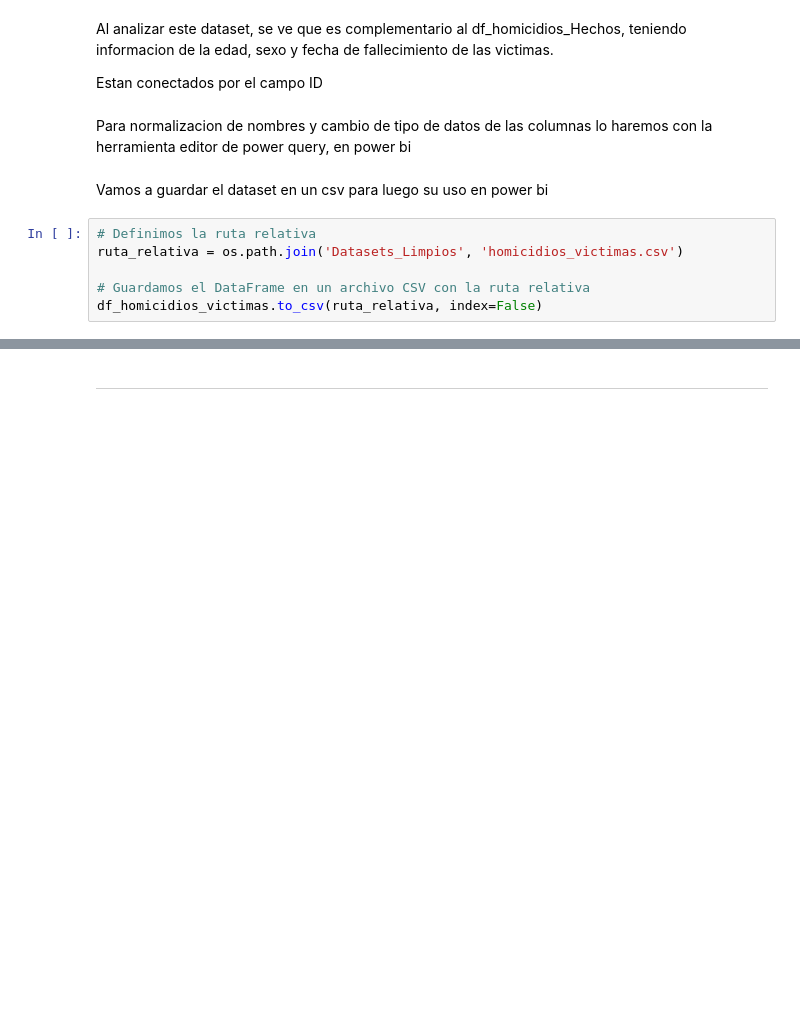
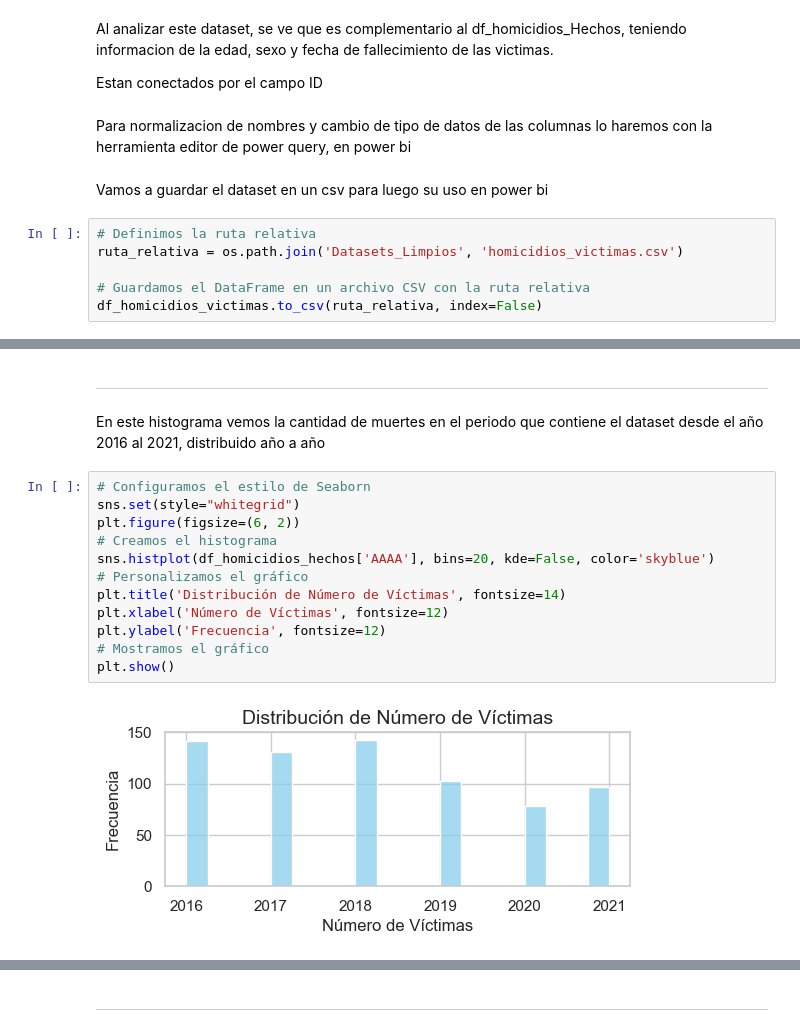
Before and after one commit to Frombini/Proyecto-Siniestros-Viales, a Jupyter notebook: EDA.ipynb, the cells around one changed output, grey strips where cells are left out. Cells and saved outputs as stored; diff of their text form; blank space fills up the shorter version.

```diff
--- a/EDA.ipynb
+++ b/EDA.ipynb
@@ -574,0 +563,18 @@ Anexos:
+# %% [markdown]
+------------------------------------------------
+# %% [markdown]
+En este histograma vemos la cantidad de muertes en el periodo que contiene el dataset desde el año 2016 al 2021, distribuido año a año
+# %%
+# Configuramos el estilo de Seaborn
+sns.set(style="whitegrid")
+plt.figure(figsize=(6, 2))
+# Creamos el histograma
+sns.histplot(df_homicidios_hechos['AAAA'], bins=20, kde=False, color='skyblue')
+# Personalizamos el gráfico
+plt.title('Distribución de Número de Víctimas', fontsize=14)
+plt.xlabel('Número de Víctimas', fontsize=12)
+plt.ylabel('Frecuencia', fontsize=12)
+# Mostramos el gráfico
+plt.show()
+# %% [output]
+[figure, added]
```
Also changed, not shown: parts of 66 cells of this notebook.
